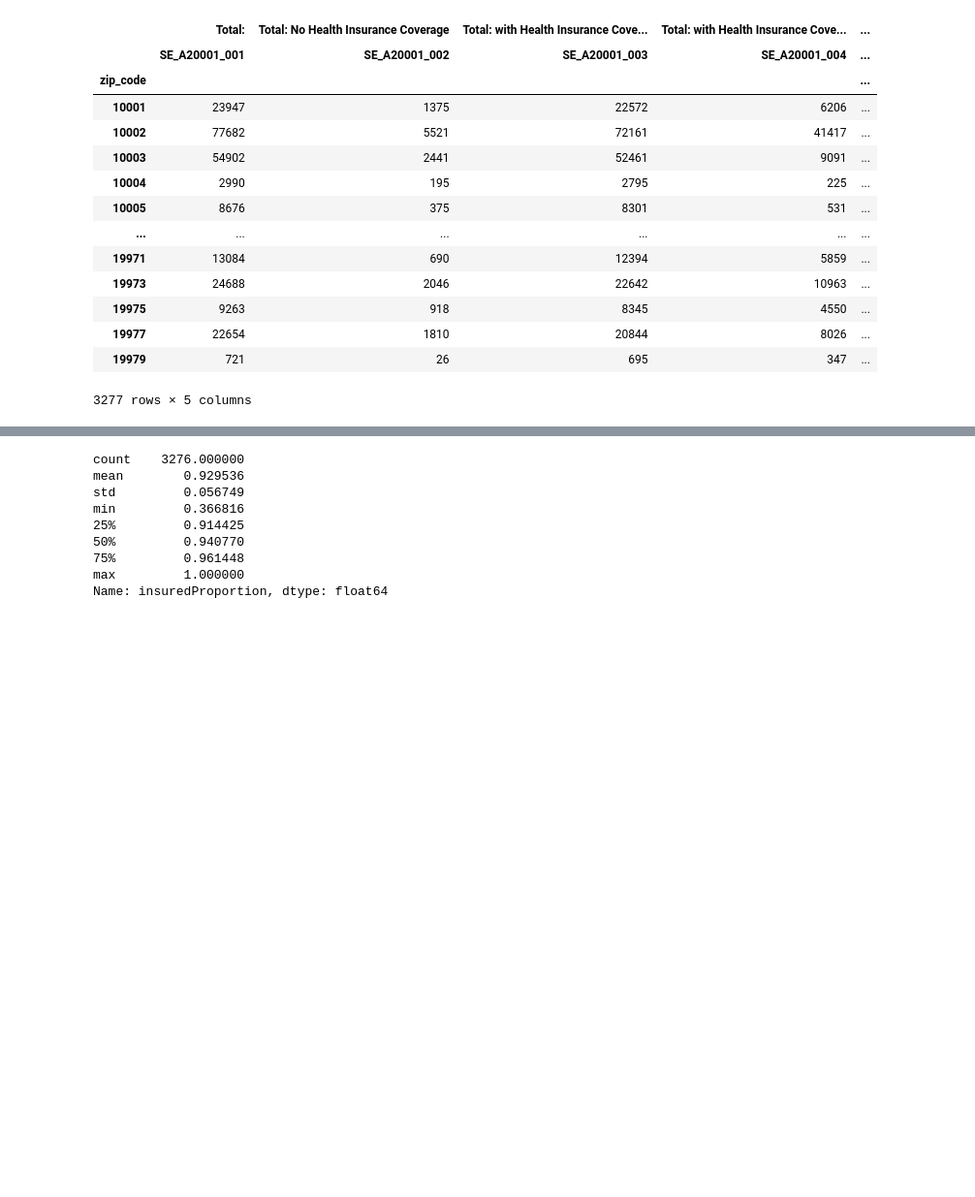
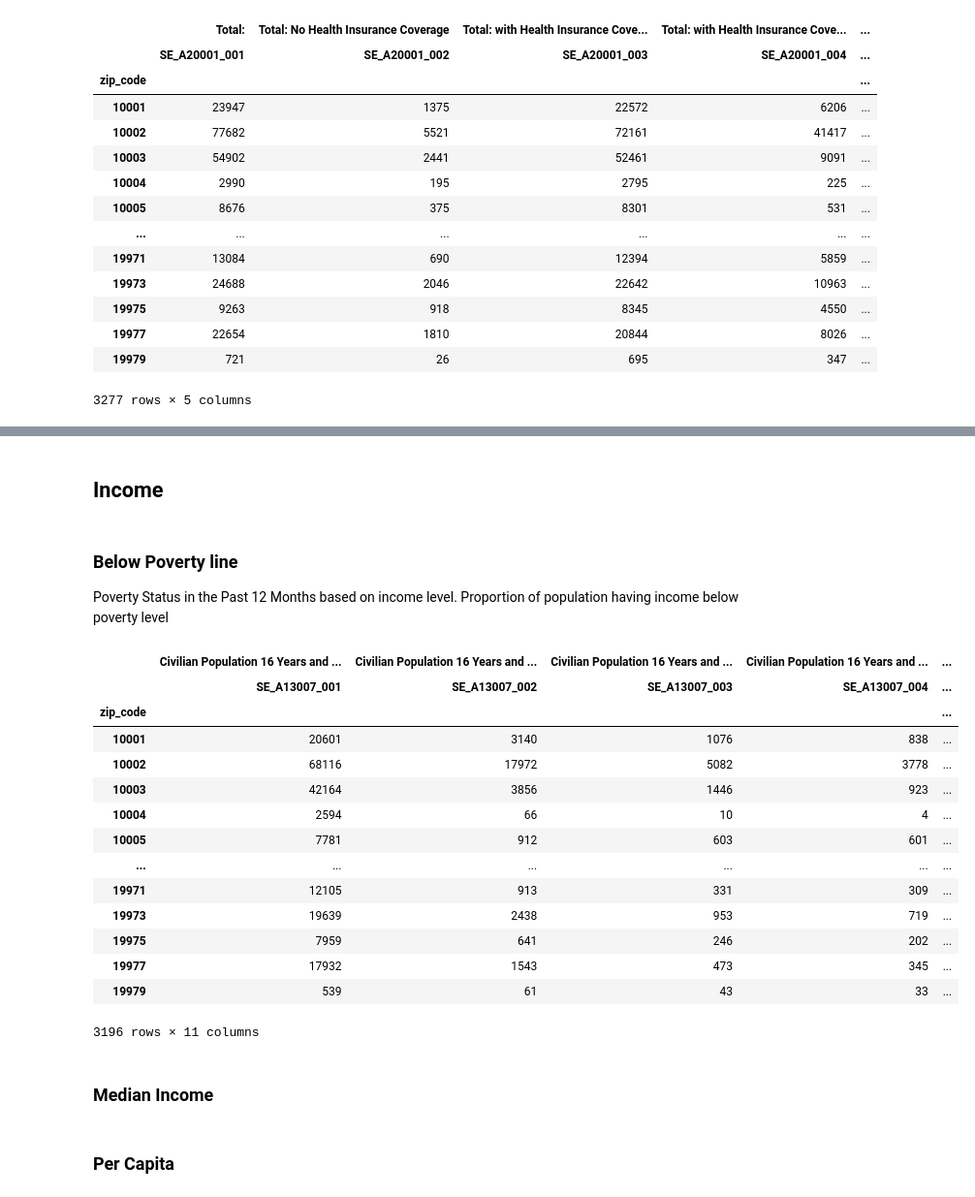
Before and after one commit to mo-vellanki/ist707_team4_acs_poverty_analysis, a Jupyter notebook: team4_analysis.ipynb, the cells around one changed output, grey strips where cells are left out. Shown: that part at 97% size. Saved outputs shown, nothing was run; the diff lists cells and outputs as text; code cells hidden in the pictures; blank space fills up the shorter version.

Commit message:
more tables...

```diff
--- a/team4_analysis.ipynb
+++ b/team4_analysis.ipynb
@@ -46,6 +46,6 @@ df.shape
 ### Extracting only the tables required for the analysis from the dataset
 # %%
 #OLD LIST table_names = ["SE_F13004", "SE_A17005", "SE_A03001", "SE_A10021", "SE_A10027", "SE_A10035", "SE_A12001", "SE_A12003", "SE_A12004", "SE_A12005", "SE_A12006", "SE_A12007", "SE_A12008", "SE_A12009", "SE_A12010", "SE_A12011", "SE_A12012", "SE_A12013", "SE_A12014", "SE_A12015", "SE_A12016", "SE_A12017", "SE_A12018", "SE_A12019", "SE_A00002", "SE_A14010"]
-table_names = ['SE_B13004', 'SE_A14009', 'SE_A03001', 'SE_A13002', 'SE_A13007', 'SE_A14006', 'SE_A14028', 'SE_B13004', 'SE_A15001', 'SE_A14007', 'SE_A10021', 'SE_A10027', 'SE_A10035', 'SE_A14002', 'SE_A14007', 'SE_A14024', 'SE_A18009', 'SE_B18002', 'SE_B12001', 'SE_A12003', 'SE_A12004', 'SE_A17005', 'SE_A17009', 'SE_A20001', 'SE_A00002']
+table_names = ['SE_B13004', 'SE_B18002', 'SE_A14009', 'SE_A03001', 'SE_A13002', 'SE_A13007', 'SE_A14006', 'SE_A14028', 'SE_B13004', 'SE_A15001', 'SE_A14007', 'SE_A10021', 'SE_A10027', 'SE_A10035', 'SE_A14002', 'SE_A14007', 'SE_A14024', 'SE_A18009', 'SE_B18002', 'SE_B12001', 'SE_A12003', 'SE_A12004', 'SE_A17005', 'SE_A17009', 'SE_A20001', 'SE_A00002']
 len(table_names)
 # %% [output]
@@ -334,6 +298,13 @@ df.loc[: ,df.columns.get_level_values(1).str.startswith('SE_A17009')]
 | 19977 | 10691 | 7176 | 2198 | 622 | ... |
 | 19979 | 290 | 172 | 81 | 29 | ... |
 3277 rows × 6 columns
+# %%
+df.loc[:, 'employedPvtSecProportion'] = ((df.loc[:,('Employed Civilian Population 16 Years and Over: Private Sector' ,'SE_A17009_002')].values) / (df.loc[:,('Employed Civilian Population 16 Years and Over:','SE_A17009_001')].values))
+df.loc[:, 'employedPubSecProportion'] = ((df.loc[:,('Employed Civilian Population 16 Years and Over: Public Sector' ,'SE_A17009_003')].values) / (df.loc[:,('Employed Civilian Population 16 Years and Over:','SE_A17009_001')].values))
+df.loc[:, 'employedSelfEmpProportion'] = ((df.loc[:,('Employed Civilian Population 16 Years and Over: Self-Employed (Incorporated and Not Incorporated)' ,'SE_A17009_004')].values) / (df.loc[:,('Employed Civilian Population 16 Years and Over:','SE_A17009_001')].values))
+df.loc[:, 'employedPvtNonProProportion'] = ((df.loc[:,('Employed Civilian Population 16 Years and Over: Private Non-Profit' ,'SE_A17009_005')].values) / (df.loc[:,('Employed Civilian Population 16 Years and Over:','SE_A17009_001')].values))
+df.loc[:, 'employedUnpaidFamProportion'] = ((df.loc[:,('Employed Civilian Population 16 Years and Over: Unpaid Family Workers' ,'SE_A17009_006')].values) / (df.loc[:,('Employed Civilian Population 16 Years and Over:','SE_A17009_001')].values))
+df = df.loc[: ,~df.columns.get_level_values(1).str.startswith('SE_A17009')] # Drop the columns from the table after processing
 # %% [markdown]
 ## Health
 # %%
@@ -358,0 +369,27 @@ df = df.loc[df.loc[:,('Total:','SE_A20001_001')] != 0] # Some of the zip codes h
+# %%
+df = df.loc[df.loc[:, ('Renter-Occupied Housing Units', 'SE_B18002_001')] != 0] # Remove observations with 0 to avoid error while dividing
+df.loc[:, 'housingRentMoreThan30pcProportion'] = ((df.loc[:,('Renter-Occupied Housing Units: 30 to 49 Percent' ,'SE_B18002_002')].values + df.loc[:,('Renter-Occupied Housing Units: 50 percent or More' ,'SE_B18002_003')].values ) / (df.loc[:,('Renter-Occupied Housing Units','SE_B18002_001')].values))
+df = df.loc[: ,~df.columns.get_level_values(1).str.startswith('SE_B18002')] # Drop the columns from the table after processing
+# %% [markdown]
+## Income
+# %% [markdown]
+### Below Poverty line
+Poverty Status in the Past 12 Months based on income level. Proportion of population having income below poverty level
+# %%
+df.loc[:, df.columns.get_level_values(1).str.startswith('SE_A13007')]
+# %% [output]
+|  | Civilian Population 16 Years and ... | Civilian Population 16 Years and ... | Civilian Population 16 Years and ... | Civilian Population 16 Years and ... | ... |
+|  | SE_A13007_001 | SE_A13007_002 | SE_A13007_003 | SE_A13007_004 | ... |
+| zip_code |  |  |  |  | ... |
+| 10001 | 20601 | 3140 | 1076 | 838 | ... |
+| 10002 | 68116 | 17972 | 5082 | 3778 | ... |
+| 10003 | 42164 | 3856 | 1446 | 923 | ... |
+| 10004 | 2594 | 66 | 10 | 4 | ... |
+| 10005 | 7781 | 912 | 603 | 601 | ... |
+| ... | ... | ... | ... | ... | ... |
+| 19971 | 12105 | 913 | 331 | 309 | ... |
+| 19973 | 19639 | 2438 | 953 | 719 | ... |
+| 19975 | 7959 | 641 | 246 | 202 | ... |
+| 19977 | 17932 | 1543 | 473 | 345 | ... |
+| 19979 | 539 | 61 | 43 | 33 | ... |
+3196 rows × 11 columns
@@ -359,15 +400,8 @@ df = df.loc[df.loc[:,('Total:','SE_A20001_001')] != 0] # Some of the zip codes h
+# %% [markdown]
+### Median Income
 # %%
-df.loc[:, 'insuredProportion'] = ((df.loc[:,('Total: with Health Insurance Coverage' ,'SE_A20001_003')].values) / (df.loc[:,('Total:','SE_A20001_001')].values))
-df = df.loc[: ,~df.columns.get_level_values(1).str.startswith('SE_A20001')] # Drop the columns from the table after processing
-# df.loc[: ,df.columns.get_level_values(1).str.startswith('SE_A20001')]
-df.insuredProportion.describe()
+df.loc[:, 'incomeMedian'] = df.loc[: ,df.columns.get_level_values(1).str.startswith('SE_A14006_001')].values
+df.incomeMedian.describe()
+df = df.loc[: ,~df.columns.get_level_values(1).str.startswith('SE_A14006')] # Drop the columns from the table after processing
-# %% [output]
-count    3276.000000
-mean        0.929536
-std         0.056749
-min         0.366816
-25%         0.914425
-50%         0.940770
-75%         0.961448
-max         1.000000
-Name: insuredProportion, dtype: float64
+# %% [markdown]
+### Per Capita
```
Also changed, not shown: parts of 15 cells of this notebook.
